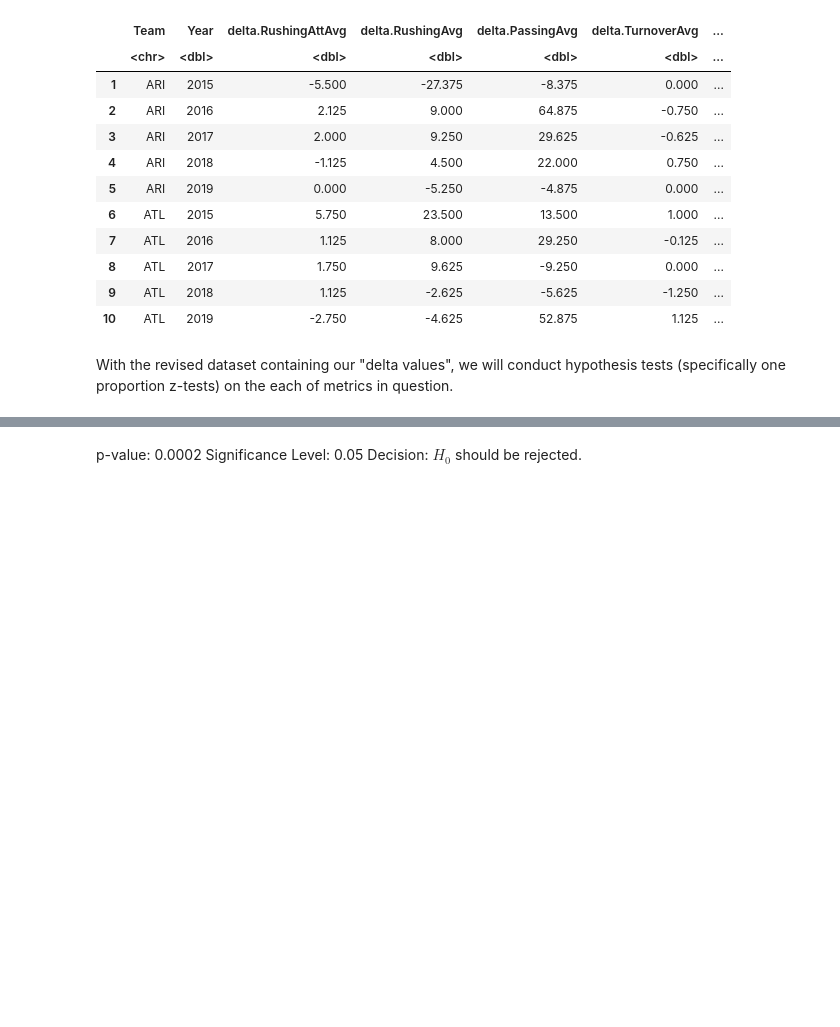
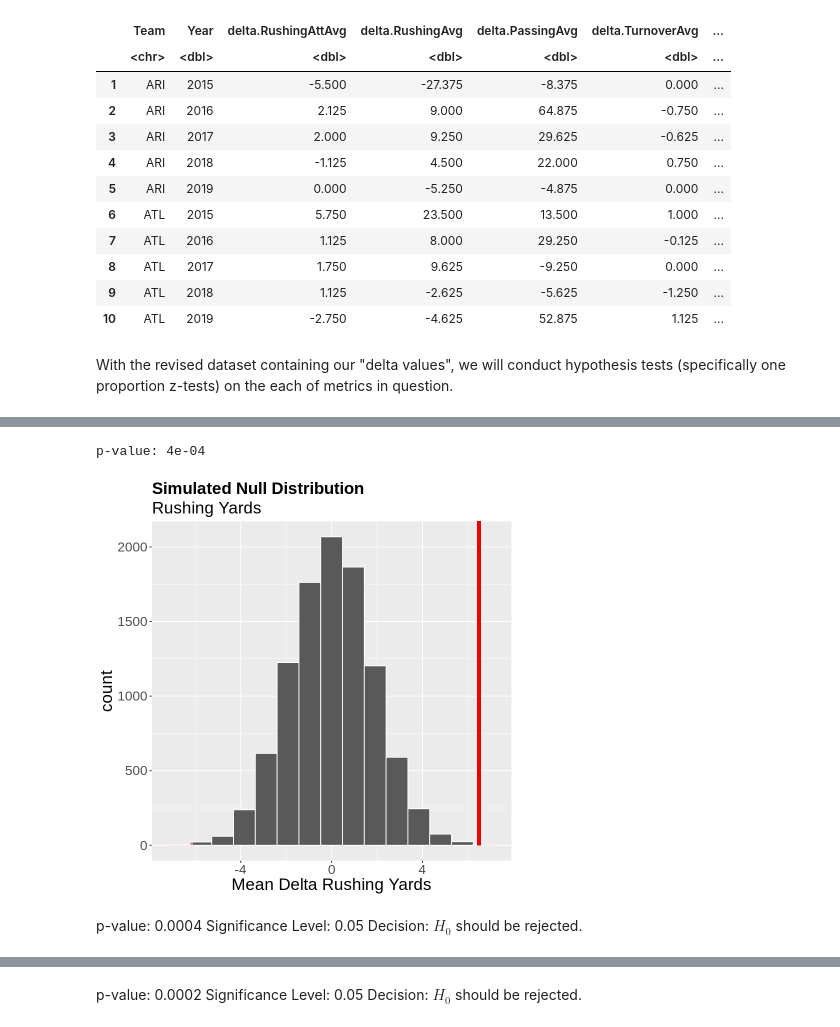
Before and after one commit to DavidYJC/STAT201_GroupProject, a Jupyter notebook: Project Report.ipynb, the cells around one changed output, grey strips where cells are left out. Saved outputs shown, nothing was run; the diff lists cells and outputs as text; code cells hidden in the pictures; blank space fills up the shorter version.

```diff
--- a/Project Report.ipynb
+++ b/Project Report.ipynb
@@ -364,0 +397,28 @@ p-value: 2e-04
+# %%
+set.seed(2022)
+#Observed test statistic
+obs_test_stat_delta.RushingAvg <- mean(delta_data$delta.RushingAvg)
+
+#Create sampling bootstrap and null model
+null_model <- delta_data %>%
+    specify(response = delta.RushingAvg) %>%
+    hypothesise(null = "point", mu = 0) %>%
+    generate(type = "bootstrap", reps = 10000) %>%
+    calculate(stat = "mean")
+
+#Visualizing null model
+vis_null_model <- vis_null_model_function(null_model, obs_test_stat_delta.RushingAvg) +
+    xlab("Mean Delta Rushing Yards") +
+    ggtitle("Simulated Null Distribution", subtitle = "Rushing Yards")
+vis_null_model
+
+#Calculate p-value
+p_value_function(null_model, obs_test_stat_delta.RushingAvg)
+# %% [output]
+p-value: 4e-04
+[figure, added]
+# %% [markdown]
+p-value: 0.0004 </br>
+Significance Level: 0.05 </br>
+Decision: $H_0$ should be rejected. </br>
+</br>
```
Also changed, not shown: parts of 19 cells of this notebook.
